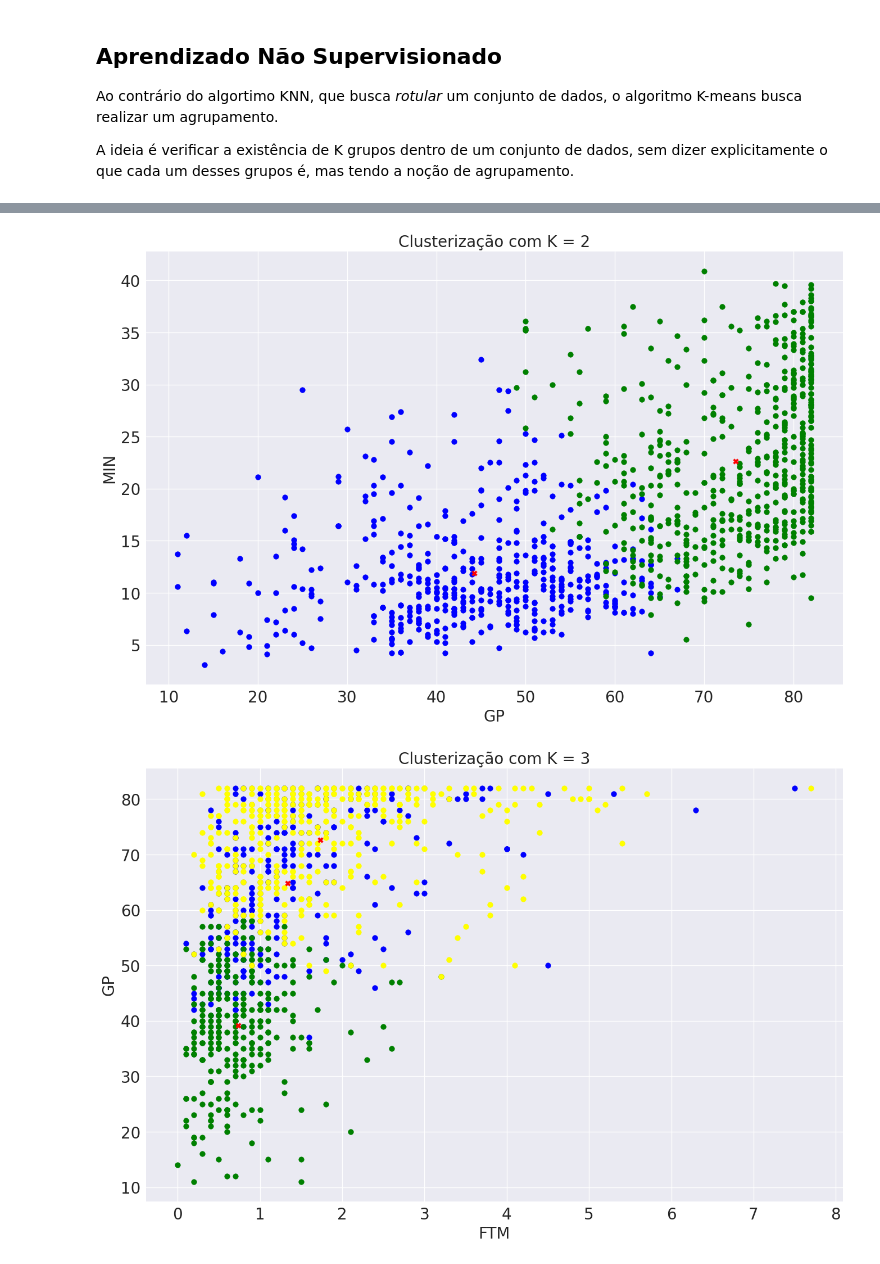
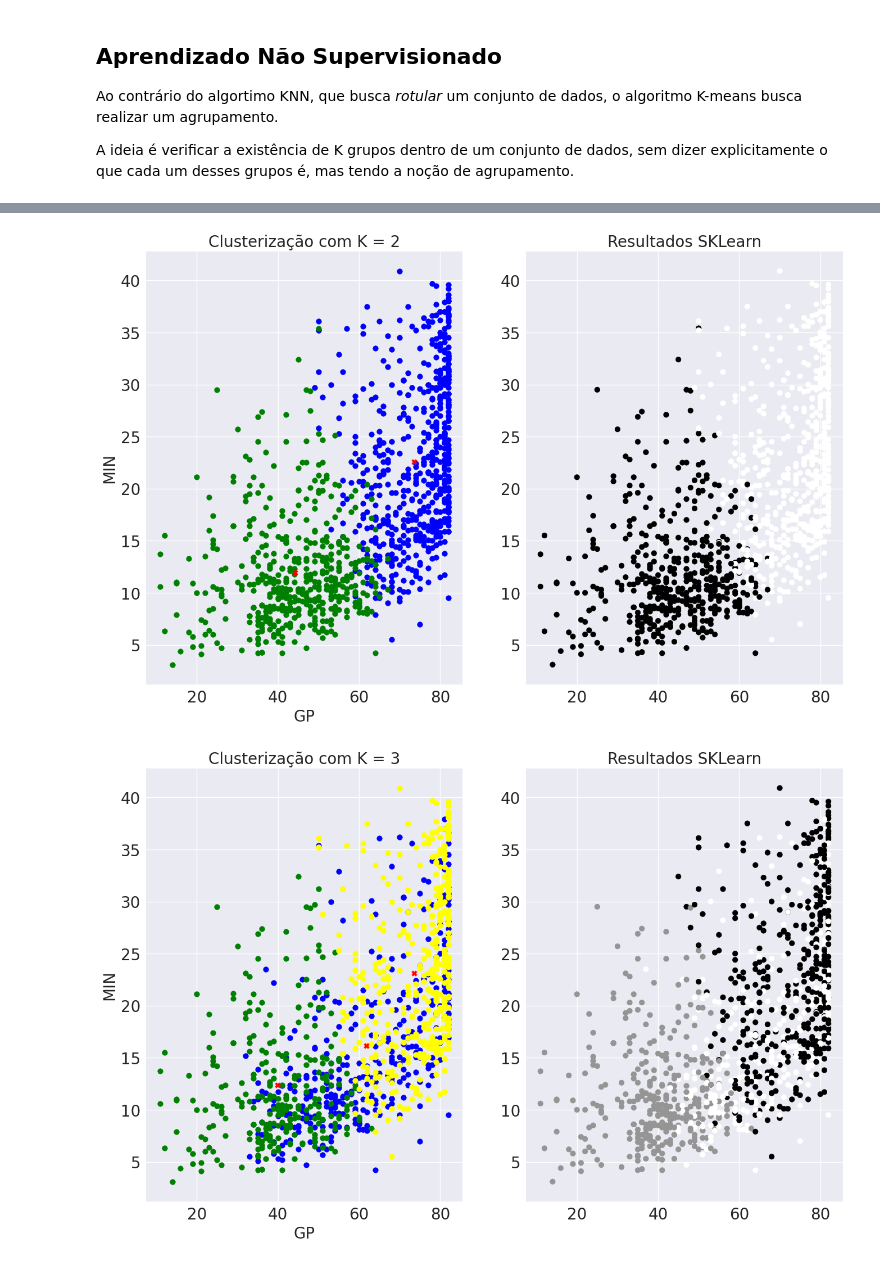
Before and after one commit to Gcastelo01/machine-learning, a Jupyter notebook: Report.ipynb, the cells around one changed output, grey strips where cells are left out. Cells and saved outputs as stored; diff of their text form; code cells hidden in the pictures.

Commit message:
feat: :sparkles: Documentação mais completa, adição de comparação ao sklearn

```diff
--- a/Report.ipynb
+++ b/Report.ipynb
@@ -146,20 +220,26 @@ for i in g2:
 aux = np.array(aux)
 aux2 = np.array(aux2)
 
-fig, ax = plt.subplots()
+fig, ax = plt.subplots(1, 2)
 
-ax.set_title("Clusterização com K = 2")
-ax.set_xlabel(atr1)
-ax.set_ylabel(atr2)
+ax[0].set_title("Clusterização com K = 2")
+ax[0].set_xlabel(atr1)
+ax[0].set_ylabel(atr2)
 
-ax.scatter(aux[:, 0], aux[:, 1], c="blue")
-ax.scatter(aux2[:, 0], aux2[:, 1], c="green")
+ax[0].scatter(aux[:, 0], aux[:, 1], c="blue")
+ax[0].scatter(aux2[:, 0], aux2[:, 1], c="green")
 
-for i in ctrs:
-    ax.scatter(i.get_attrs_as_list([atr1, atr2])[0], i.get_attrs_as_list([atr1, atr2])[1], marker="X", c='red', )
+for ix, i in enumerate(ctrs):
+    ax[0].scatter(i.get_attrs_as_list([atr1, atr2])[0], i.get_attrs_as_list([atr1, atr2])[1], marker="X", c='red', )
+
+
+ax[1].set_title("Resultados SKLearn")
+
+ax[1].scatter(df_treino[atr1], df_treino[atr2], c=clusters2)
+
 fig.show()
 # %% [output]
-[figure, old version]
+[figure, new version]
 # %%
 gps = grouper3.get_groups()
 ctrs = grouper3.get_centroids()
@@ -167,41 +247,44 @@ ctrs = grouper3.get_centroids()
 g1 = gps[0]
 g2 = gps[1]
 g3 = gps[2]
 
 aux = []
 aux2 = []
 aux3 = []
 
-atr1 = "FTM"
-atr2 = "GP"
+atr1 = "GP"
+atr2 = "MIN"
 
 for i in g1:
     aux.append(i.get_attrs_as_list([atr1, atr2]))
 
 for i in g2:
     aux2.append(i.get_attrs_as_list([atr1, atr2]))
 
 for i in g3:
     aux3.append(i.get_attrs_as_list([atr1, atr2]))
 
 
 aux = np.array(aux)
 aux2 = np.array(aux2)
 aux3 = np.array(aux3)
 
-fig, ax = plt.subplots()
+fig, ax = plt.subplots(1, 2)
 
-ax.set_title("Clusterização com K = 3")
-ax.set_xlabel(atr1)
-ax.set_ylabel(atr2)
+ax[0].set_title("Clusterização com K = 3")
+ax[0].set_xlabel(atr1)
+ax[0].set_ylabel(atr2)
 
-ax.scatter(aux[:, 0], aux[:, 1], c="blue")
-ax.scatter(aux2[:, 0], aux2[:, 1], c="green")
-ax.scatter(aux3[:, 0], aux3[:, 1], c="yellow")
+ax[0].scatter(aux[:, 0], aux[:, 1], c="blue")
+ax[0].scatter(aux2[:, 0], aux2[:, 1], c="green")
+ax[0].scatter(aux3[:, 0], aux3[:, 1], c="yellow")
 
 for i in ctrs:
-    ax.scatter(i.get_attrs_as_list([atr1, atr2])[0], i.get_attrs_as_list([atr1, atr2])[1], marker="X", c='red')
+    ax[0].scatter(i.get_attrs_as_list([atr1, atr2])[0], i.get_attrs_as_list([atr1, atr2])[1], marker="X", c='red')
+
+ax[1].set_title("Resultados SKLearn")
+ax[1].scatter(df_treino[atr1], df_treino[atr2], c=clusters3)
 
 fig.show()
 # %% [output]
-[figure, old version]
+[figure, new version]
```
Also changed, not shown: parts of 14 cells of this notebook.
